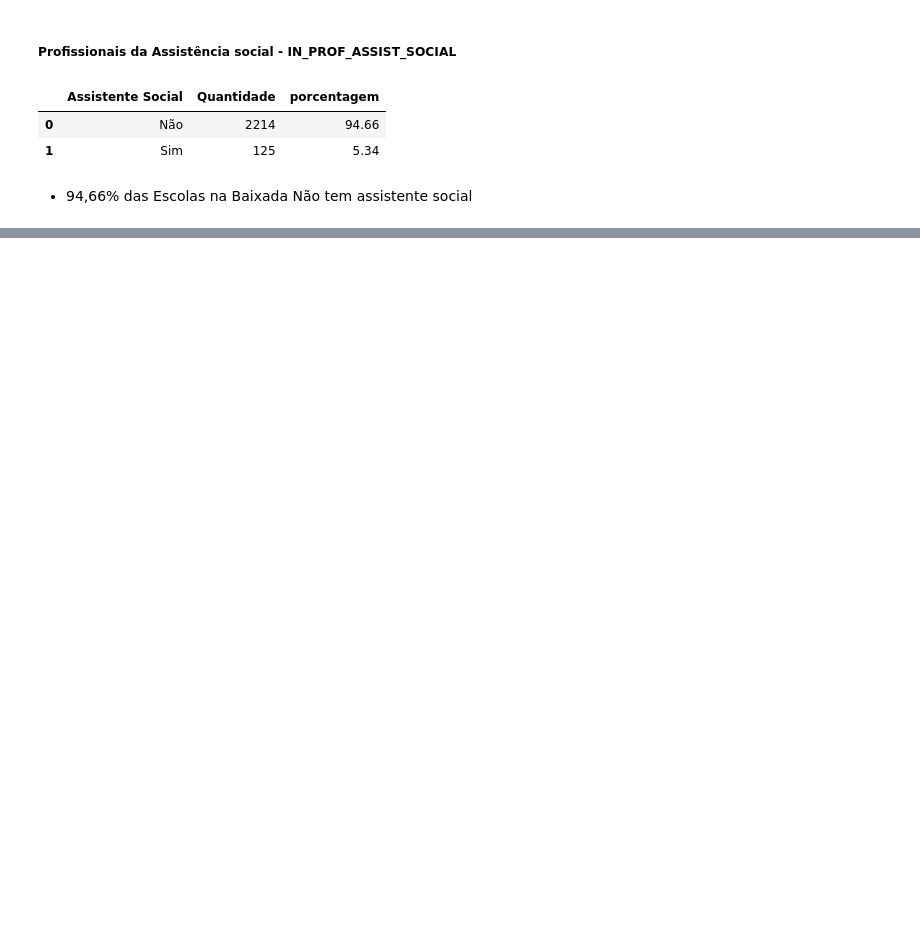
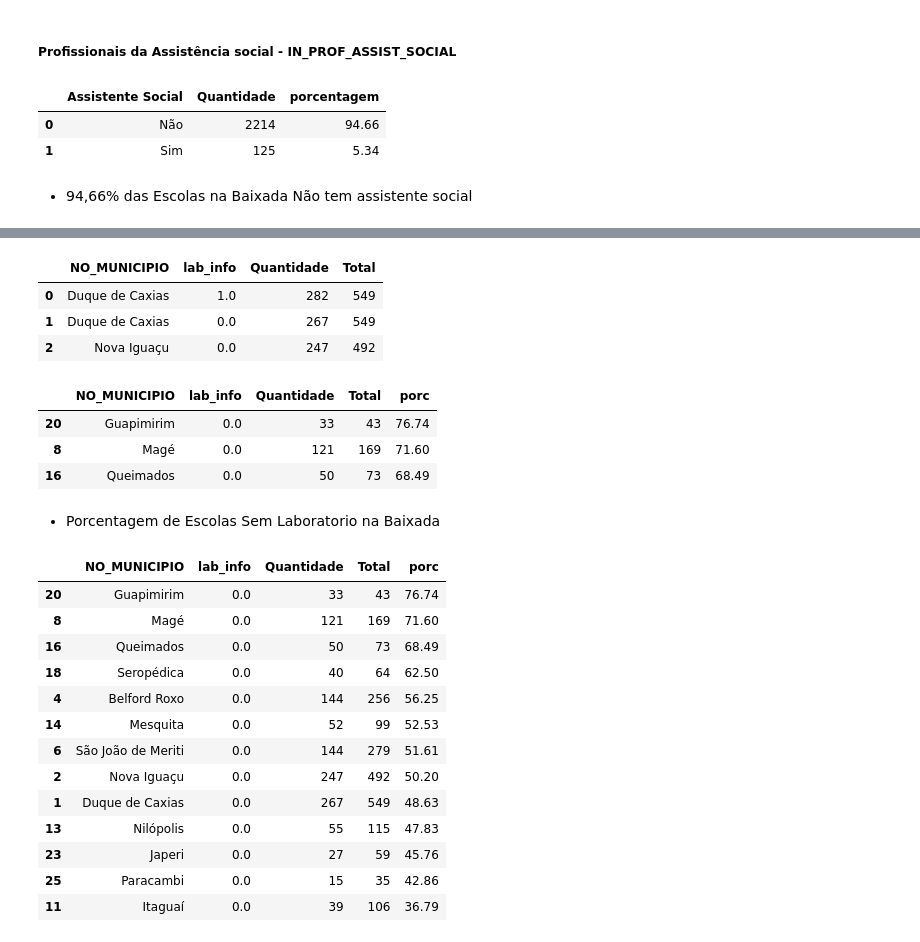
Before and after one commit to CyberBantu/Analise_CensoEscolar_RJ, a Jupyter notebook: Analise_dados_CensoEscolar_RJ.ipynb, the cells around one changed output, grey strips where cells are left out. Drawn from its saved outputs; the diff is of its cells as text; code cells hidden in the pictures; blank space fills up the shorter version.

```diff
--- a/Analise_dados_CensoEscolar_RJ.ipynb
+++ b/Analise_dados_CensoEscolar_RJ.ipynb
@@ -410,0 +458,7 @@ assist_social
+# %%
+df_labs_info.head(3)
+# %% [output]
+|  | NO_MUNICIPIO | lab_info | Quantidade | Total |
+| 0 | Duque de Caxias | 1.0 | 282 | 549 |
+| 1 | Duque de Caxias | 0.0 | 267 | 549 |
+| 2 | Nova Iguaçu | 0.0 | 247 | 492 |
@@ -410,0 +468,31 @@ assist_social
+# %%
+# Obstervando as maiores porcentagem sem laboratório de informática
+df_labs_info = df_labs_info.sort_values(by = 'porc', ascending = False)
+df_labs_info.head(3)
+# %% [output]
+|  | NO_MUNICIPIO | lab_info | Quantidade | Total | porc |
+| 20 | Guapimirim | 0.0 | 33 | 43 | 76.74 |
+| 8 | Magé | 0.0 | 121 | 169 | 71.60 |
+| 16 | Queimados | 0.0 | 50 | 73 | 68.49 |
+# %% [markdown]
+* Porcentagem de Escolas Sem Laboratorio na Baixada
+# %%
+sem_labs = df_labs_info.query("lab_info == 0")
+sem_labs
+#sem_labs = sem_labs['porc'].mean()
+#print(f'Na Baixada {round(sem_labs,2)}% das Escolas não tem Laboratório de Informática')
+# %% [output]
+|  | NO_MUNICIPIO | lab_info | Quantidade | Total | porc |
+| 20 | Guapimirim | 0.0 | 33 | 43 | 76.74 |
+| 8 | Magé | 0.0 | 121 | 169 | 71.60 |
+| 16 | Queimados | 0.0 | 50 | 73 | 68.49 |
+| 18 | Seropédica | 0.0 | 40 | 64 | 62.50 |
+| 4 | Belford Roxo | 0.0 | 144 | 256 | 56.25 |
+| 14 | Mesquita | 0.0 | 52 | 99 | 52.53 |
+| 6 | São João de Meriti | 0.0 | 144 | 279 | 51.61 |
+| 2 | Nova Iguaçu | 0.0 | 247 | 492 | 50.20 |
+| 1 | Duque de Caxias | 0.0 | 267 | 549 | 48.63 |
+| 13 | Nilópolis | 0.0 | 55 | 115 | 47.83 |
+| 23 | Japeri | 0.0 | 27 | 59 | 45.76 |
+| 25 | Paracambi | 0.0 | 15 | 35 | 42.86 |
+| 11 | Itaguaí | 0.0 | 39 | 106 | 36.79 |
```
Also changed, not shown: parts of 11 cells of this notebook.
